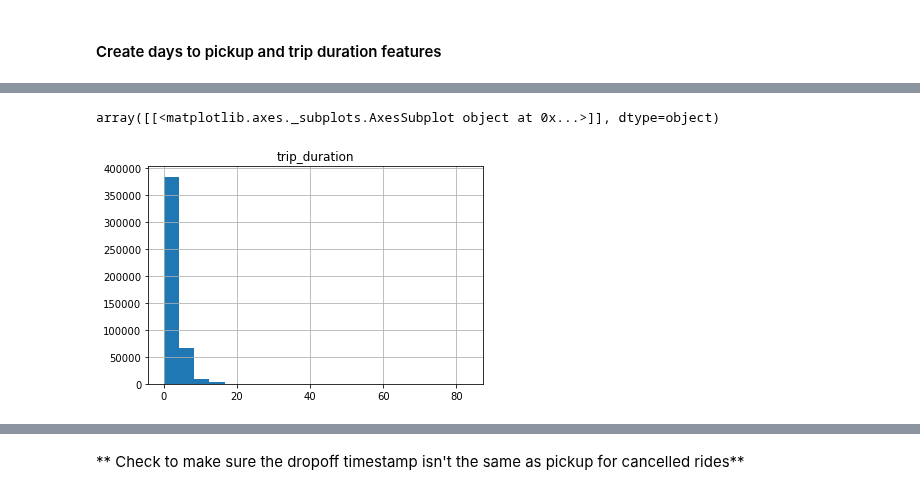
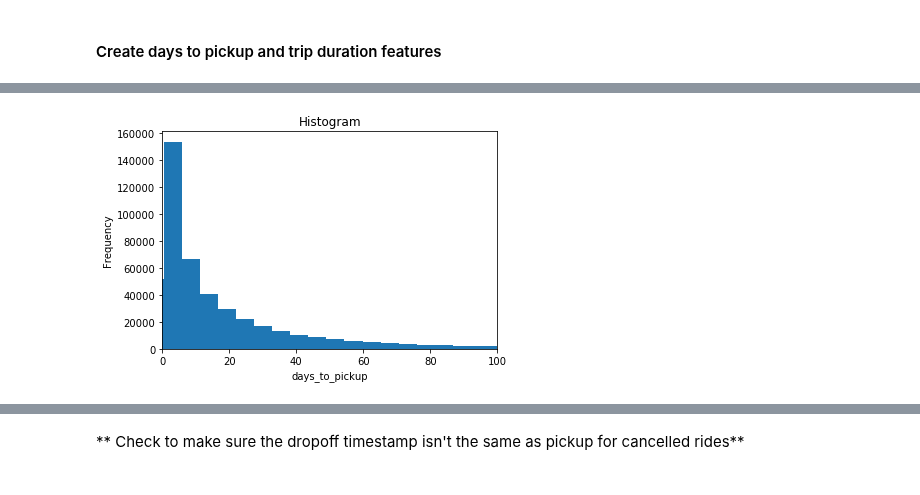
Before and after one commit to mengeling/silvercar-cancellation-predictor, a Jupyter notebook: EDA/EDA.ipynb, the cells around one changed output, grey strips where cells are left out. Saved outputs shown, nothing was run; the diff lists cells and outputs as text; code cells hidden in the pictures.

```diff
--- a/EDA/EDA.ipynb
+++ b/EDA/EDA.ipynb
@@ -105,5 +106,4 @@ array([[<matplotlib.axes._subplots.AxesSubplot object at 0x...>]], dtype=object)
-# %%
-df.hist("trip_duration", bins=20)
-# %% [output]
-array([[<matplotlib.axes._subplots.AxesSubplot object at 0x...>]], dtype=object)
-[figure, removed]
+# %%
+plot_histogram(df["days_to_pickup"], (0, 100))
+# %% [output]
+[figure, added]
```
Also changed, not shown: parts of 93 cells of this notebook, 5 other files.
